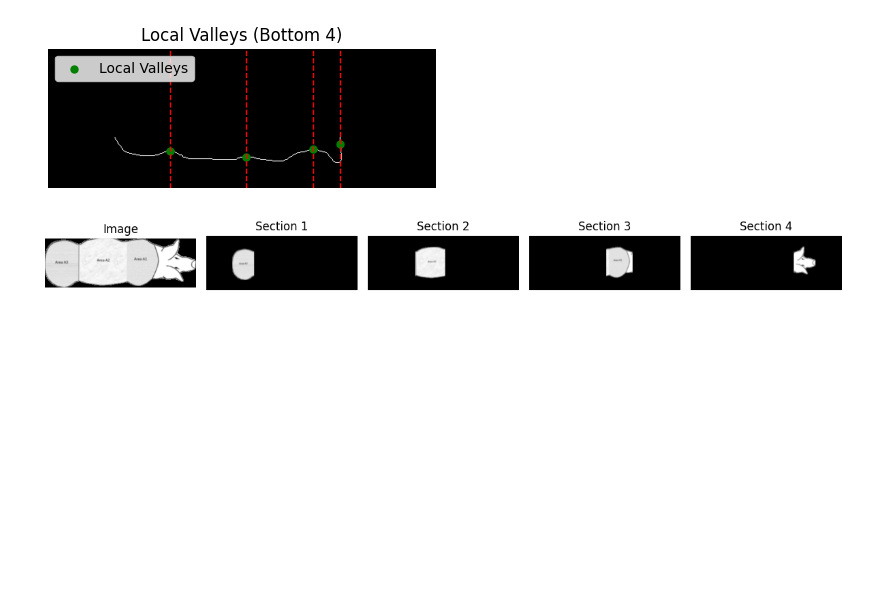
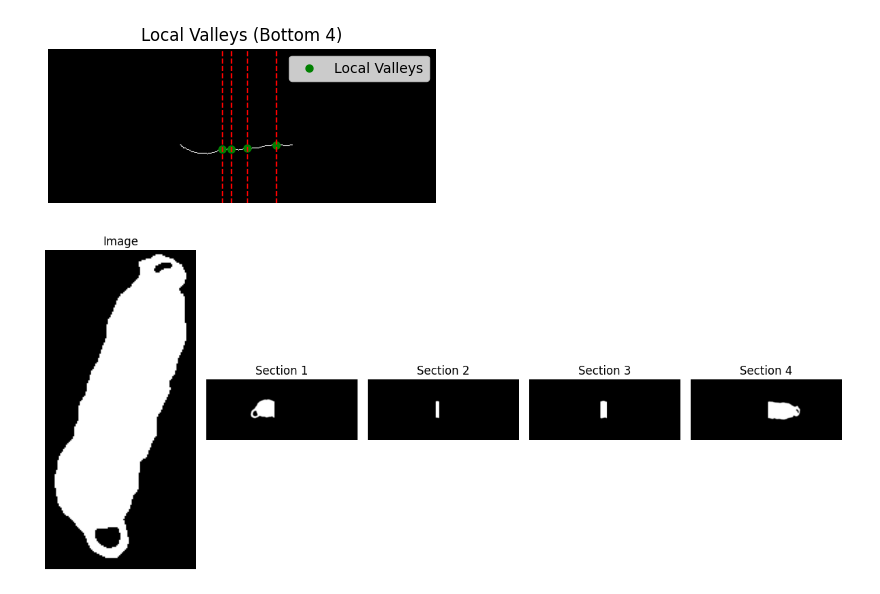
Before and after one commit to Khochawongwat/PigMaximas, a Jupyter notebook: demo.ipynb, the cells around one changed output. Saved outputs shown, nothing was run; the diff lists cells and outputs as text; code cells hidden in the pictures; blank space fills up the shorter version.

```diff
--- a/demo.ipynb
+++ b/demo.ipynb
@@ -1,29 +1,37 @@
 # %%
 import utils
 import importlib
 import cv2 as cv
 import matplotlib.pyplot as plt
+import numpy as np
 
 importlib.reload(utils)
+img_path = "insert path here"
+img = cv.imread(img_path)
 
-img = cv.imread("demos\demoA.png")
+threshold = 109
+_, img = cv.threshold(img, threshold, 255, cv.THRESH_BINARY_INV)
+img = img.astype(np.uint8)
+img = cv.GaussianBlur(img, (11, 11), 0)
+_, img = cv.threshold(img, 200, 255, cv.THRESH_BINARY)
+
 sections = utils.section(img)
 
 plt.figure(figsize=(12, 6))
 
 plt.subplot(1, len(sections) + 1, 1)
 plt.imshow(cv.cvtColor(img, cv.COLOR_BGR2RGB))
 plt.title("Image")
 plt.axis("off")
 
 for i, section in enumerate(sections):
     plt.subplot(1, len(sections) + 1, i + 2)
     plt.imshow(cv.cvtColor(section, cv.COLOR_BGR2RGB))
     plt.title(f"Section {i + 1}")
     plt.axis("off")
 
 plt.tight_layout()
 plt.show()
 # %% [output]
-[figure, old version]
+[figure, new version]
-[figure, old version]
+[figure, new version]
```
Also changed, not shown: 2 other files.
